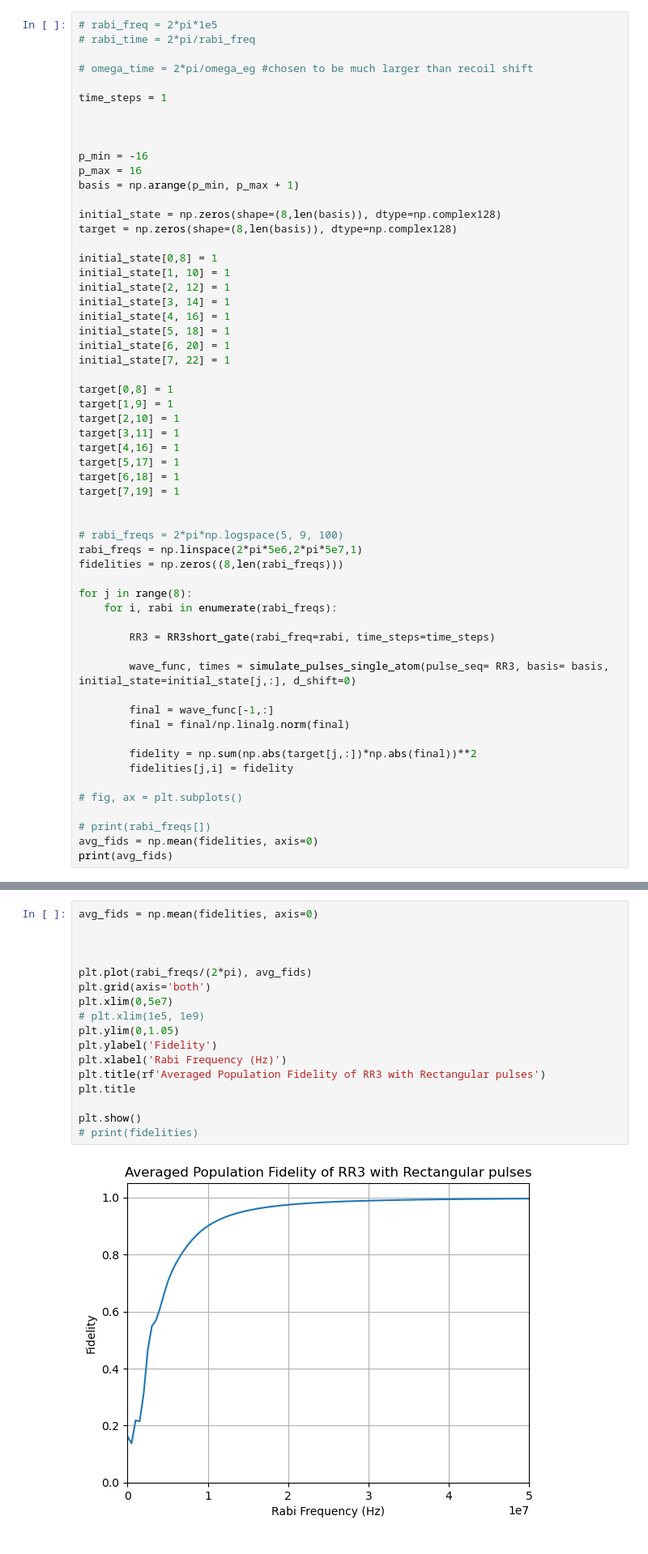
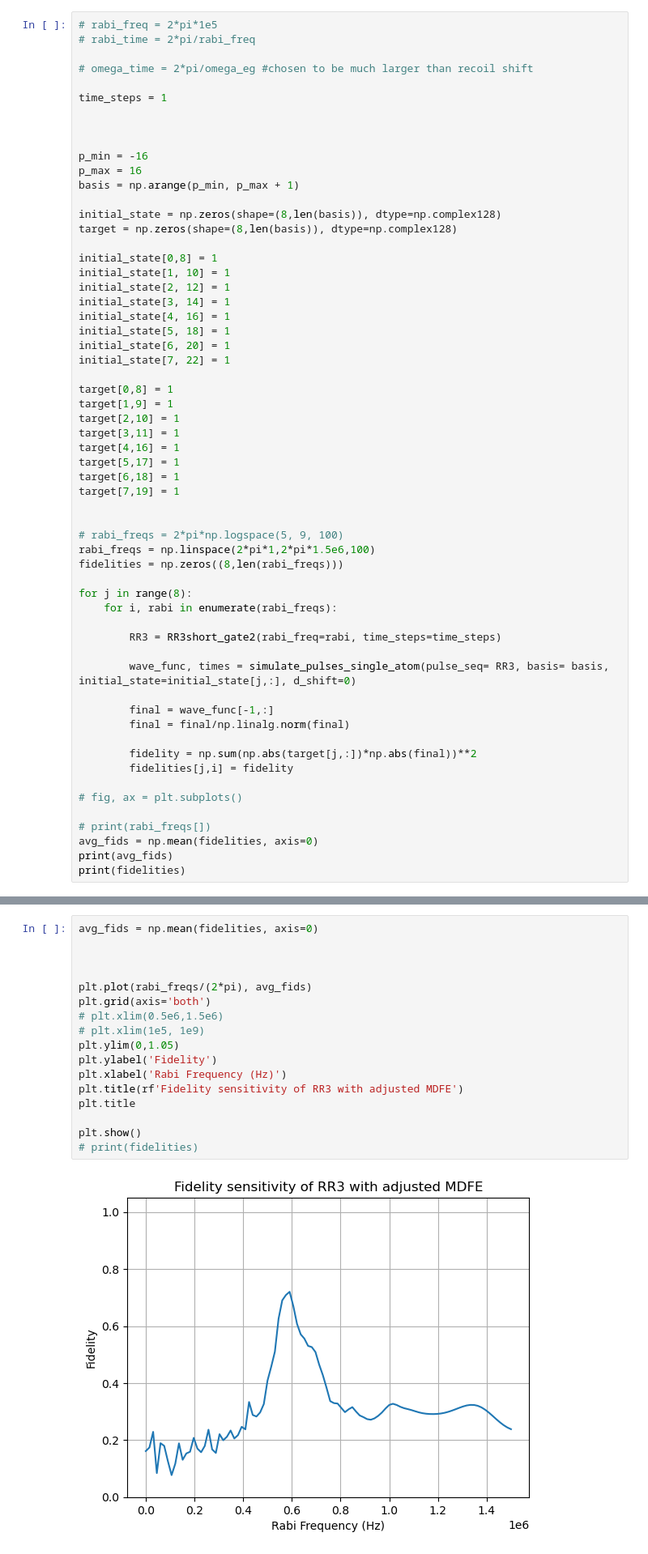
Before and after one commit to tr2g20/simulations, a Jupyter notebook: RR3 fidelity.ipynb, the cells around one changed output, grey strips where cells are left out. Shown at 81% size. Saved outputs shown, nothing was run; the diff lists cells and outputs as text.

```diff
--- a/RR3 fidelity.ipynb
+++ b/RR3 fidelity.ipynb
@@ -44,13 +44,13 @@ target[7,19] = 1
 
 
 # rabi_freqs = 2*pi*np.logspace(5, 9, 100)
-rabi_freqs = np.linspace(2*pi*5e6,2*pi*5e7,1)
+rabi_freqs = np.linspace(2*pi*1,2*pi*1.5e6,100)
 fidelities = np.zeros((8,len(rabi_freqs)))
 
 for j in range(8):
     for i, rabi in enumerate(rabi_freqs):
 
-        RR3 = RR3short_gate(rabi_freq=rabi, time_steps=time_steps)
+        RR3 = RR3short_gate2(rabi_freq=rabi, time_steps=time_steps)
 
         wave_func, times = simulate_pulses_single_atom(pulse_seq= RR3, basis= basis, initial_state=initial_state[j,:], d_shift=0)
 
@@ -65,4 +65,5 @@ for j in range(8):
 # print(rabi_freqs[])
 avg_fids = np.mean(fidelities, axis=0)
 print(avg_fids)
+print(fidelities)
 # %% [output]
@@ -169,22 +186,22 @@ print(c)
 # %%
 avg_fids = np.mean(fidelities, axis=0)
 
 
 
 plt.plot(rabi_freqs/(2*pi), avg_fids)
 plt.grid(axis='both')
-plt.xlim(0,5e7)
+# plt.xlim(0.5e6,1.5e6)
 # plt.xlim(1e5, 1e9)
 plt.ylim(0,1.05)
 plt.ylabel('Fidelity')
 plt.xlabel('Rabi Frequency (Hz)')
-plt.title(rf'Averaged Population Fidelity of RR3 with Rectangular pulses')
+plt.title(rf'Fidelity sensitivity of RR3 with adjusted MDFE')
 plt.title
 
 plt.show()
 # print(fidelities)
 # %% [output]
-[figure, old version]
+[figure, new version]
 # %%
 title_text = [r'|000,p=-8\rangle', r'|010,p=-6\rangle', r'|100,p=-4\rangle', r'|110,p=-2\rangle', r'|000,p=0\rangle', r'|010,p=2\rangle', r'|100,p=4\rangle', r'|110,p=6\rangle']
 for i in range(8):
```
Also changed, not shown: parts of 2 cells of this notebook, 40 other files.
